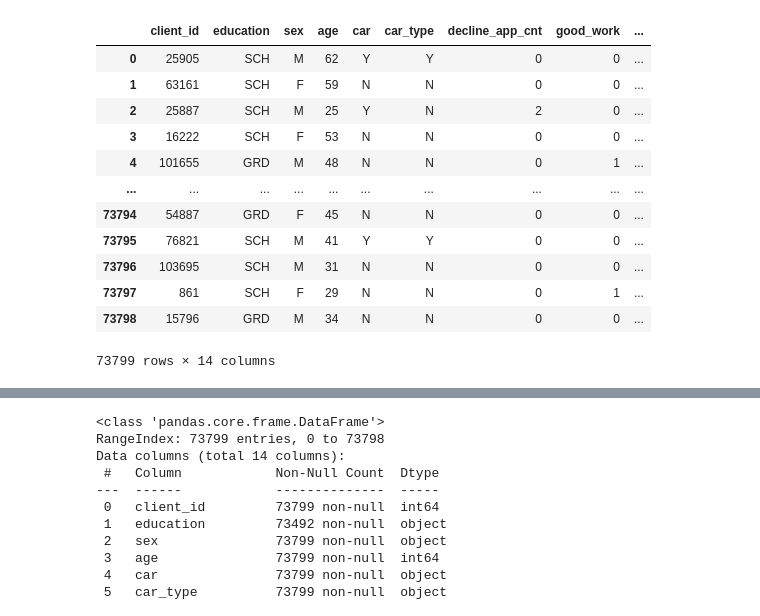
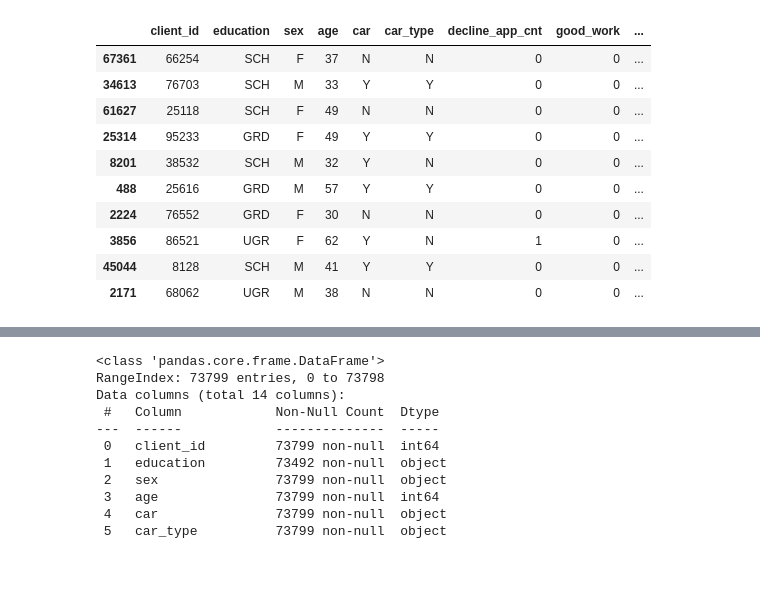
Before and after one commit to IvanAleshin/Skillfactory_projects, a Jupyter notebook: module_4/main_file.ipynb, the cells around one changed output, grey strips where cells are left out. Saved outputs shown, nothing was run; the diff lists cells and outputs as text; code cells hidden in the pictures; blank space fills up the shorter version.

```diff
--- a/module_4/main_file.ipynb
+++ b/module_4/main_file.ipynb
@@ -19,19 +19,17 @@ from sklearn.metrics import confusion_matrix
 from sklearn.metrics import auc, roc_auc_score, roc_curve
 # %%
 data = pd.read_csv('train.csv')
-data
+data.sample(10)
 # %% [output]
 |  | client_id | education | sex | age | car | car_type | decline_app_cnt | good_work | ... |
-| 0 | 25905 | SCH | M | 62 | Y | Y | 0 | 0 | ... |
-| 1 | 63161 | SCH | F | 59 | N | N | 0 | 0 | ... |
-| 2 | 25887 | SCH | M | 25 | Y | N | 2 | 0 | ... |
-| 3 | 16222 | SCH | F | 53 | N | N | 0 | 0 | ... |
-| 4 | 101655 | GRD | M | 48 | N | N | 0 | 1 | ... |
-| ... | ... | ... | ... | ... | ... | ... | ... | ... | ... |
-| 73794 | 54887 | GRD | F | 45 | N | N | 0 | 0 | ... |
-| 73795 | 76821 | SCH | M | 41 | Y | Y | 0 | 0 | ... |
-| 73796 | 103695 | SCH | M | 31 | N | N | 0 | 0 | ... |
-| 73797 | 861 | SCH | F | 29 | N | N | 0 | 1 | ... |
-| 73798 | 15796 | GRD | M | 34 | N | N | 0 | 0 | ... |
+| 67361 | 66254 | SCH | F | 37 | N | N | 0 | 0 | ... |
+| 34613 | 76703 | SCH | M | 33 | Y | Y | 0 | 0 | ... |
+| 61627 | 25118 | SCH | F | 49 | N | N | 0 | 0 | ... |
+| 25314 | 95233 | GRD | F | 49 | Y | Y | 0 | 0 | ... |
+| 8201 | 38532 | SCH | M | 32 | Y | N | 0 | 0 | ... |
+| 488 | 25616 | GRD | M | 57 | Y | Y | 0 | 0 | ... |
+| 2224 | 76552 | GRD | F | 30 | N | N | 0 | 0 | ... |
+| 3856 | 86521 | UGR | F | 62 | Y | N | 1 | 0 | ... |
+| 45044 | 8128 | SCH | M | 41 | Y | Y | 0 | 0 | ... |
+| 2171 | 68062 | UGR | M | 38 | N | N | 0 | 0 | ... |
-73799 rows × 14 columns
 # %%
```
Also changed, not shown: parts of 14 cells of this notebook, 1 other file.
